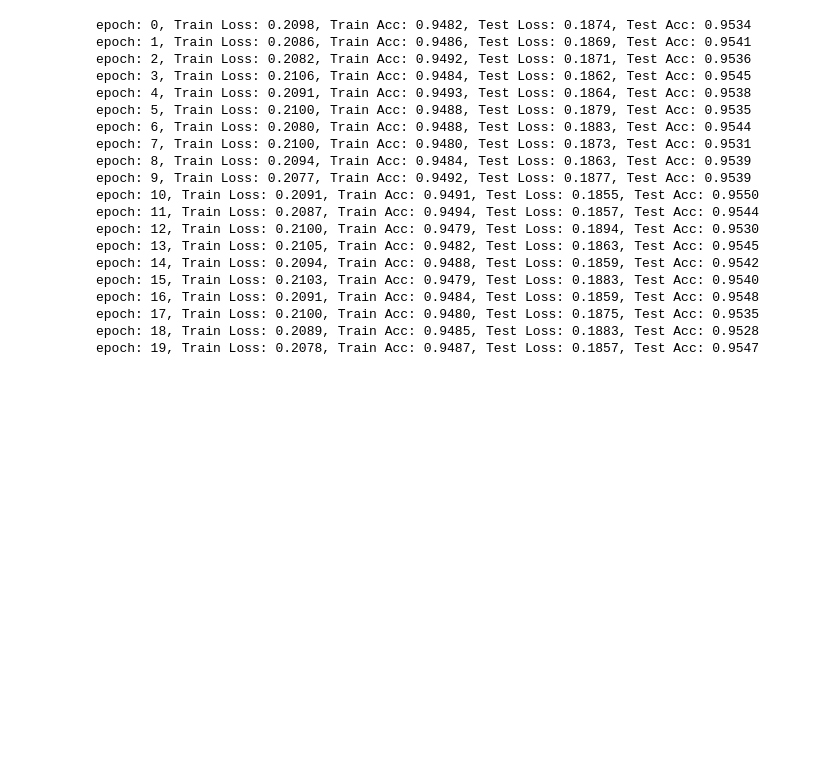
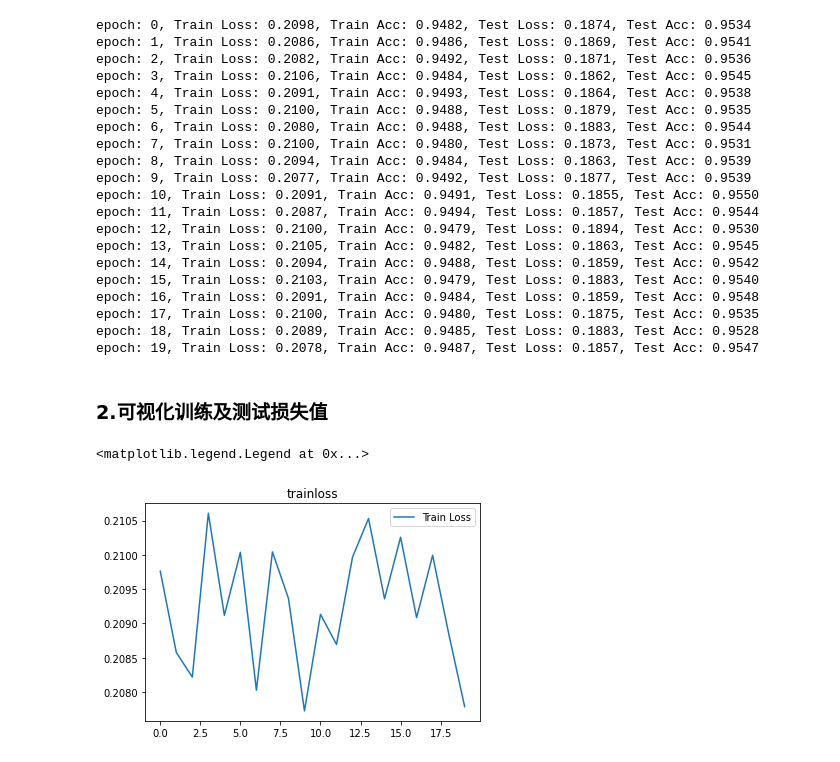
Before and after one commit to KwinnerChen/python_repo, a Jupyter notebook: pytorch/python深度学习.ipynb, the cells around one changed output. Cells and saved outputs as stored; diff of their text form; code cells hidden in the pictures; blank space fills up the shorter version.

Commit message:
update:可视化训练及测试损失值

```diff
--- a/pytorch/python深度学习.ipynb
+++ b/pytorch/python深度学习.ipynb
@@ -339,3 +339,12 @@ epoch: 16, Train Loss: 0.2091, Train Acc: 0.9484, Test Loss: 0.1859, Test Acc: 0
 epoch: 17, Train Loss: 0.2100, Train Acc: 0.9480, Test Loss: 0.1875, Test Acc: 0.9535
 epoch: 18, Train Loss: 0.2089, Train Acc: 0.9485, Test Loss: 0.1883, Test Acc: 0.9528
 epoch: 19, Train Loss: 0.2078, Train Acc: 0.9487, Test Loss: 0.1857, Test Acc: 0.9547
+# %% [markdown]
+### 2.可视化训练及测试损失值
+# %%
+plt.title("trainloss")
+plt.plot(np.arange(len(losses)), losses)
+plt.legend(["Train Loss"], loc="upper right")
+# %% [output]
+<matplotlib.legend.Legend at 0x...>
+[figure, added]
```
